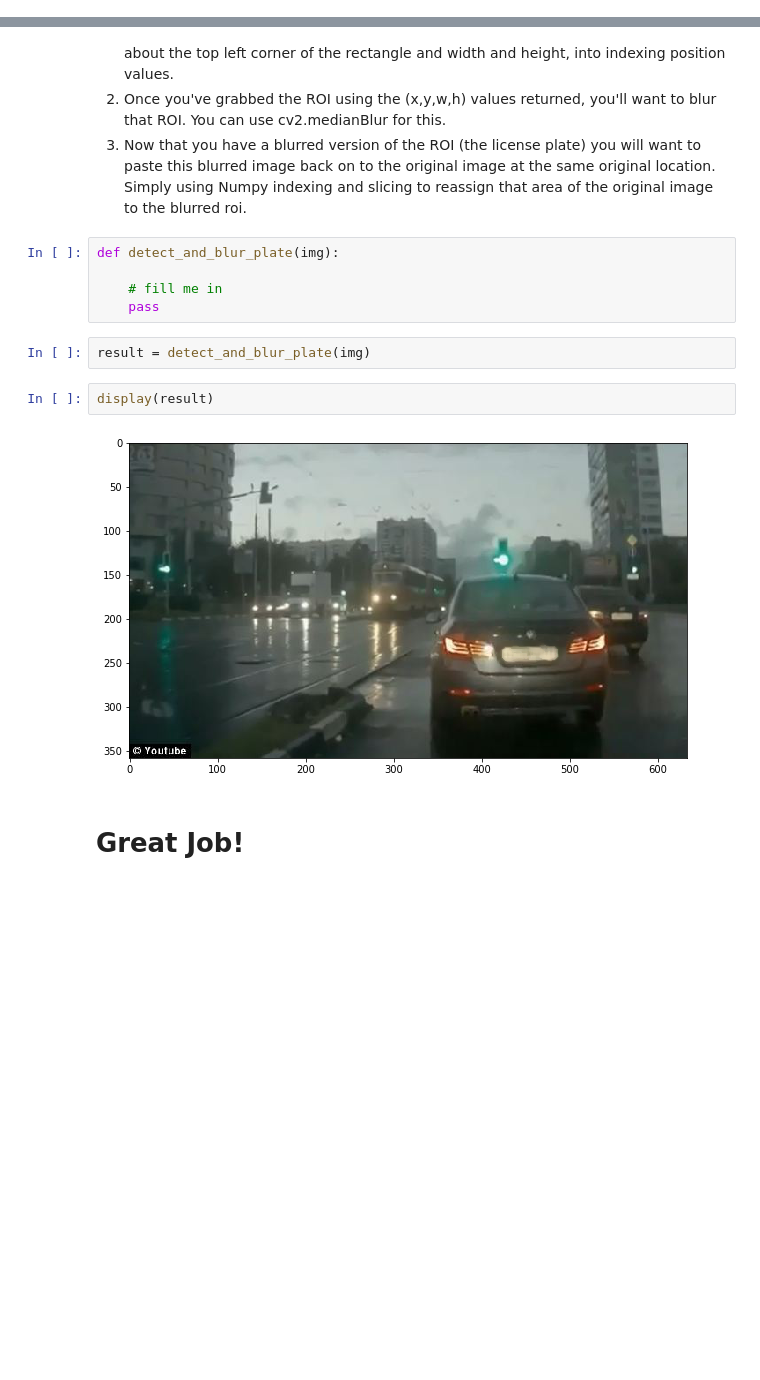
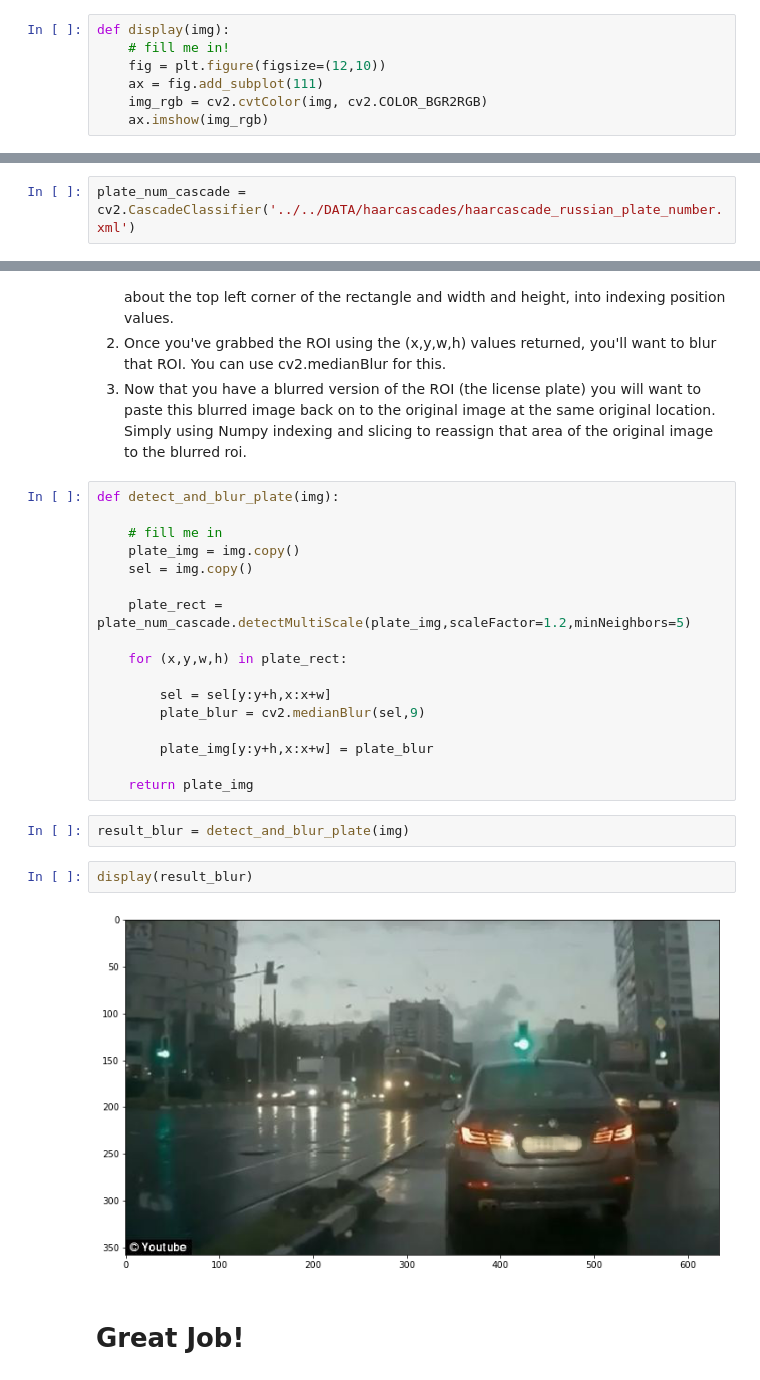
Before and after one commit to plamk/Computer-Vision-with-Python-Udemy, a Jupyter notebook: My-Solutions/S04-Object-Detection/55-Detection-Assessment.ipynb, the cells around one changed output, grey strips where cells are left out. Drawn from its saved outputs; the diff is of its cells as text; blank space fills up the shorter version.

Commit message:
feat: assessment plate detection and blur

```diff
--- a/My-Solutions/S04-Object-Detection/55-Detection-Assessment.ipynb
+++ b/My-Solutions/S04-Object-Detection/55-Detection-Assessment.ipynb
@@ -36,3 +39,10 @@ def display(img):
+# %%
+def display(img):
+    # fill me in!
+    fig = plt.figure(figsize=(12,10))
+    ax = fig.add_subplot(111)
+    img_rgb = cv2.cvtColor(img, cv2.COLOR_BGR2RGB)
+    ax.imshow(img_rgb)
 # %%
 display(img)
 # %% [output]
@@ -40,4 +50,6 @@ display(img)
 # %% [markdown]
 **TASK: Load the haarcascade_russian_plate_number.xml file.**
+# %%
+plate_num_cascade = cv2.CascadeClassifier('../../DATA/haarcascades/haarcascade_russian_plate_number.xml')
 # %% [markdown]
 **TASK: Create a function that takes in an image and draws a rectangle around what it detects to be a license plate. Keep in mind we're just drawing a rectangle around it for now, later on we'll adjust this function to blur. You may want to play with the scaleFactor and minNeighbor numbers to get good results.**
@@ -59,16 +76,28 @@ display(result)
 1. The hardest part is converting the (x,y,w,h) information into the dimension values you need to grab an ROI (somethign we covered in the lecture 01-Blending-and-Pasting-Images. It's simply [Numpy Slicing](https://stackoverflow.com/questions/15589517/how-to-crop-an-image-in-opencv-using-python), you just need to convert the information about the top left corner of the rectangle and width and height, into indexing position values.
 2. Once you've grabbed the ROI using the (x,y,w,h) values returned, you'll want to blur that ROI. You can use cv2.medianBlur for this.
 3. Now that you have a blurred version of the ROI (the license plate) you will want to paste this blurred image back on to the original image at the same original location. Simply using Numpy indexing and slicing to reassign that area of the original image to the blurred roi.
-# %%
-def detect_and_blur_plate(img):
-
-    # fill me in
-    pass
+# %%
+def detect_and_blur_plate(img):
+
+    # fill me in
+    plate_img = img.copy()
+    sel = img.copy()
+
+    plate_rect = plate_num_cascade.detectMultiScale(plate_img,scaleFactor=1.2,minNeighbors=5)
+
+    for (x,y,w,h) in plate_rect:
+
+        sel = sel[y:y+h,x:x+w]
+        plate_blur = cv2.medianBlur(sel,9)
+
+        plate_img[y:y+h,x:x+w] = plate_blur
+
+    return plate_img
 # %%
-result = detect_and_blur_plate(img)
+result_blur = detect_and_blur_plate(img)
 # %%
-display(result)
+display(result_blur)
 # %% [output]
-[figure, old version]
+[figure, new version]
 # %% [markdown]
 # Great Job!
```
Also changed, not shown: parts of 7 cells of this notebook.
